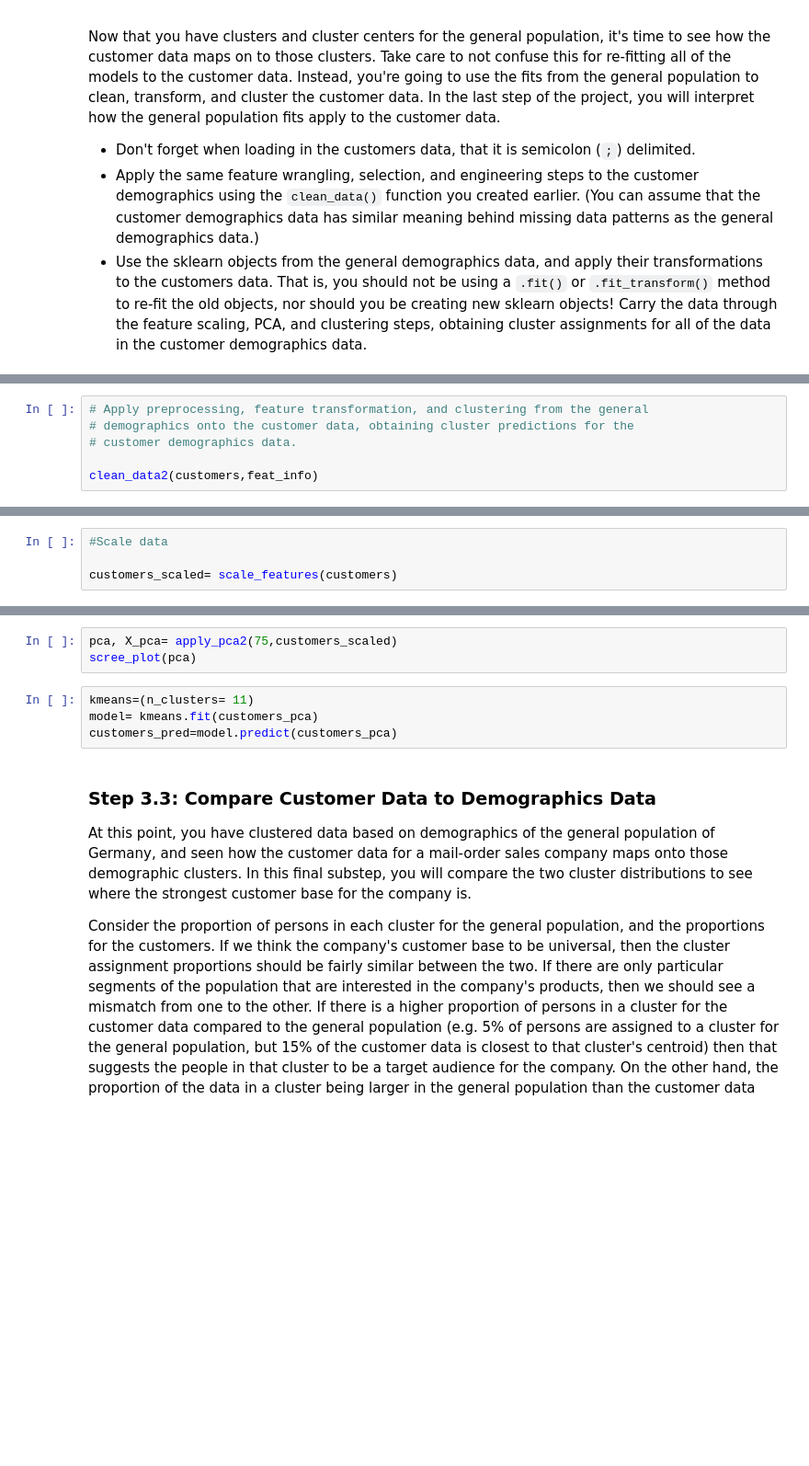
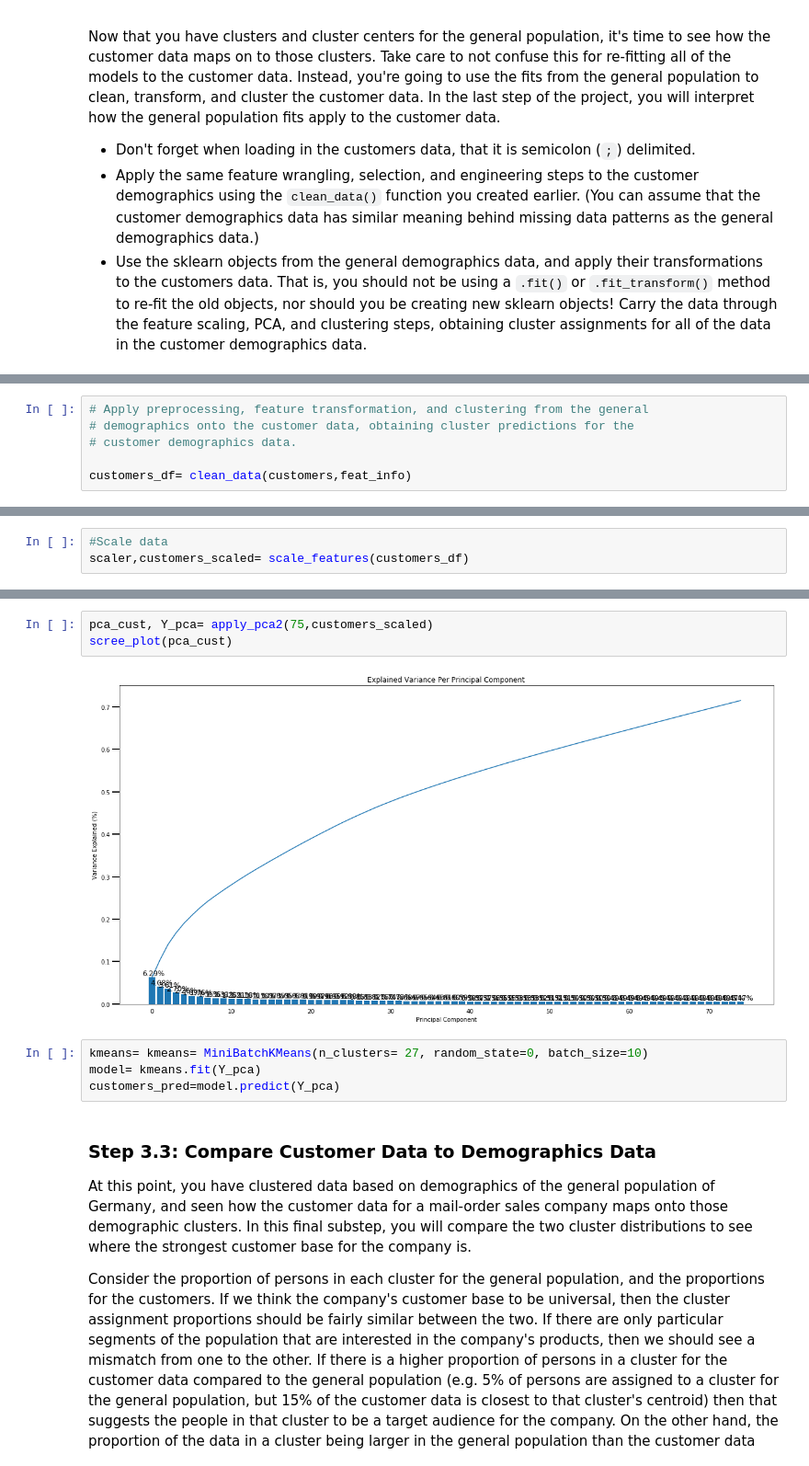
Before and after one commit to Suhaila-Ehab/Identifying-Customer_Segments-, a Jupyter notebook: Identify_Customer_Segments.ipynb, the cells around one changed output, grey strips where cells are left out. Shown at 92% size. Saved outputs shown, nothing was run; the diff lists cells and outputs as text; blank space fills up the shorter version.

```diff
--- a/Identify_Customer_Segments.ipynb
+++ b/Identify_Customer_Segments.ipynb
@@ -1143,5 +1094,5 @@ customers = pd.read_csv('Udacity_CUSTOMERS_Subset.csv', sep=';')
 # demographics onto the customer data, obtaining cluster predictions for the
 # customer demographics data.
 
-clean_data2(customers,feat_info)
+customers_df= clean_data(customers,feat_info)
 # %% [output]
@@ -1172,7 +1130,6 @@ customers.info()
 # %%
 #Scale data
-
-customers_scaled= scale_features(customers)
+scaler,customers_scaled= scale_features(customers_df)
 # %%
 pca, X_pca= apply_pca(customers_scaled)
 scree_plot(pca)
@@ -1179,10 +1138,12 @@ scree_plot(pca)
 # %%
-pca, X_pca= apply_pca2(75,customers_scaled)
-scree_plot(pca)
+pca_cust, Y_pca= apply_pca2(75,customers_scaled)
+scree_plot(pca_cust)
+# %% [output]
+[figure, added]
 # %%
-kmeans=(n_clusters= 11)
-model= kmeans.fit(customers_pca)
-customers_pred=model.predict(customers_pca)
+kmeans= kmeans= MiniBatchKMeans(n_clusters= 27, random_state=0, batch_size=10)
+model= kmeans.fit(Y_pca)
+customers_pred=model.predict(Y_pca)
 # %% [markdown]
 ### Step 3.3: Compare Customer Data to Demographics Data
 
```
Also changed, not shown: parts of 26 cells of this notebook, 1 other file.
